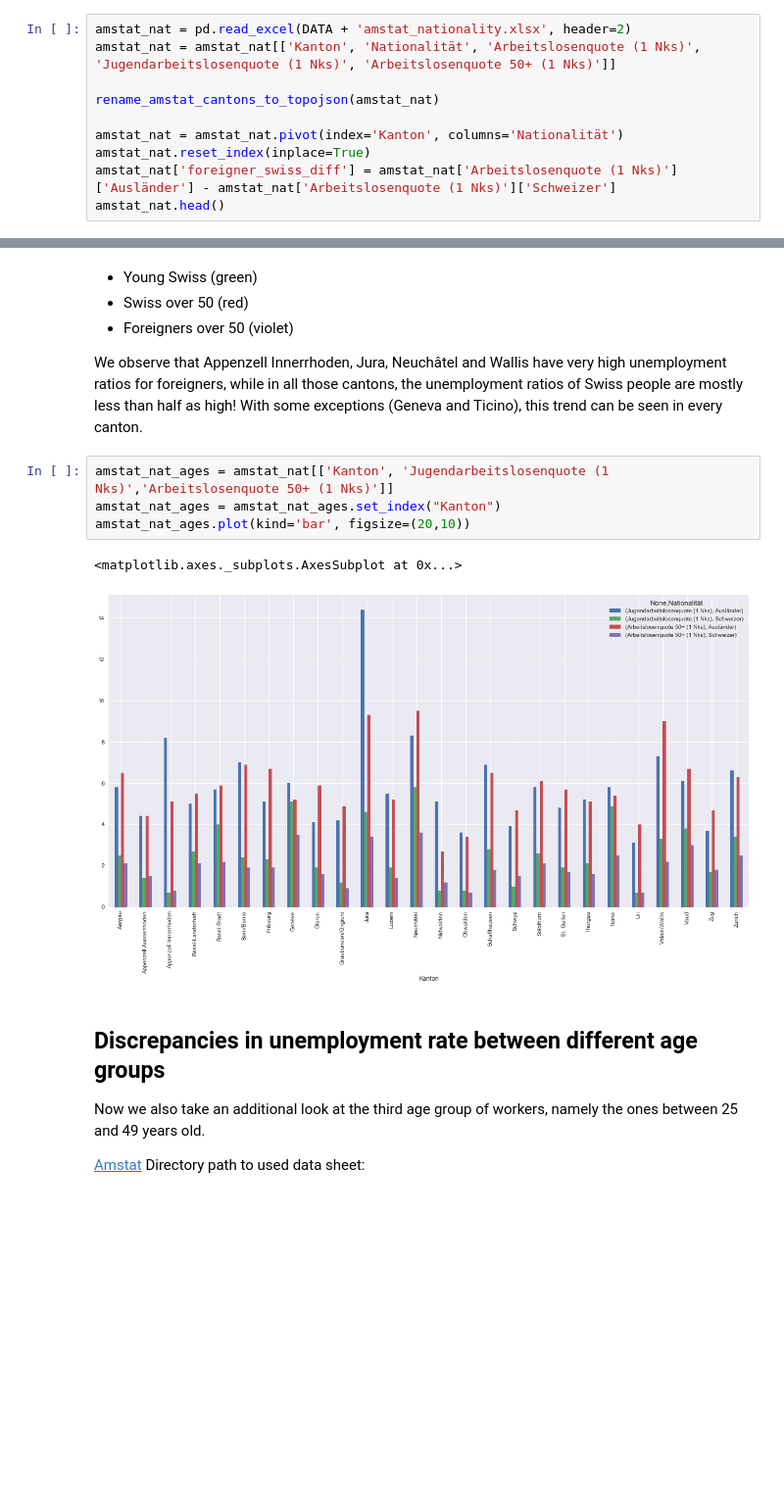
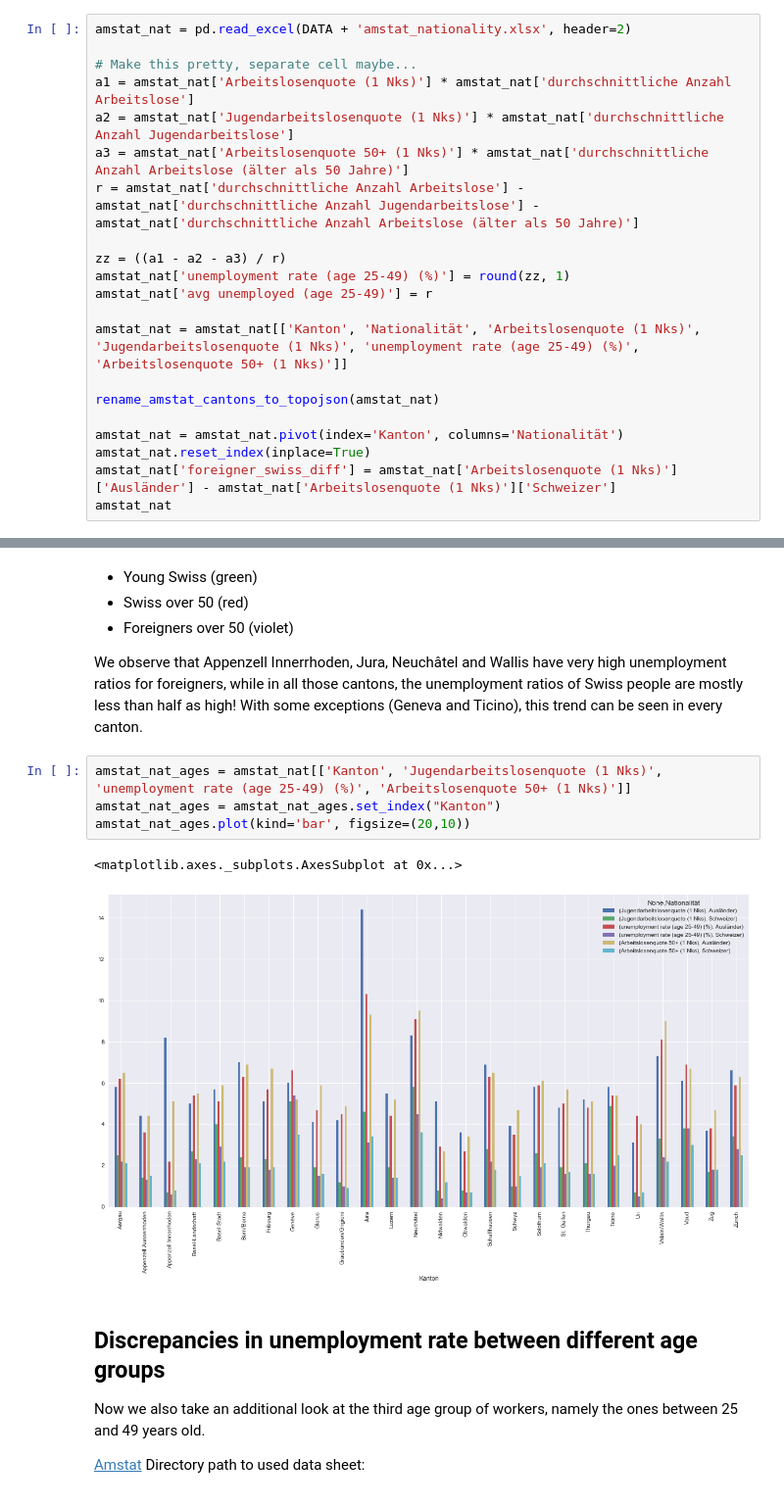
Before and after one commit to roman-bachmann/prayingmantissa, a Jupyter notebook: homework03/notebook.ipynb, the cells around one changed output, grey strips where cells are left out. Shown: that part at 98% size. Drawn from its saved outputs; the diff is of its cells as text; blank space fills up the shorter version.

```diff
--- a/homework03/notebook.ipynb
+++ b/homework03/notebook.ipynb
@@ -414,11 +425,22 @@ To calculate the difference in unemployment ratios, we subtract the swiss unempl
 # %%
 amstat_nat = pd.read_excel(DATA + 'amstat_nationality.xlsx', header=2)
-amstat_nat = amstat_nat[['Kanton', 'Nationalität', 'Arbeitslosenquote (1 Nks)', 'Jugendarbeitslosenquote (1 Nks)', 'Arbeitslosenquote 50+ (1 Nks)']]
+
+# Make this pretty, separate cell maybe...
+a1 = amstat_nat['Arbeitslosenquote (1 Nks)'] * amstat_nat['durchschnittliche Anzahl Arbeitslose']
+a2 = amstat_nat['Jugendarbeitslosenquote (1 Nks)'] * amstat_nat['durchschnittliche Anzahl Jugendarbeitslose']
+a3 = amstat_nat['Arbeitslosenquote 50+ (1 Nks)'] * amstat_nat['durchschnittliche Anzahl Arbeitslose (älter als 50 Jahre)']
+r = amstat_nat['durchschnittliche Anzahl Arbeitslose'] - amstat_nat['durchschnittliche Anzahl Jugendarbeitslose'] - amstat_nat['durchschnittliche Anzahl Arbeitslose (älter als 50 Jahre)']
+
+zz = ((a1 - a2 - a3) / r)
+amstat_nat['unemployment rate (age 25-49) (%)'] = round(zz, 1)
+amstat_nat['avg unemployed (age 25-49)'] = r
+
+amstat_nat = amstat_nat[['Kanton', 'Nationalität', 'Arbeitslosenquote (1 Nks)', 'Jugendarbeitslosenquote (1 Nks)', 'unemployment rate (age 25-49) (%)', 'Arbeitslosenquote 50+ (1 Nks)']]
 
 rename_amstat_cantons_to_topojson(amstat_nat)
 
 amstat_nat = amstat_nat.pivot(index='Kanton', columns='Nationalität')
 amstat_nat.reset_index(inplace=True)
 amstat_nat['foreigner_swiss_diff'] = amstat_nat['Arbeitslosenquote (1 Nks)']['Ausländer'] - amstat_nat['Arbeitslosenquote (1 Nks)']['Schweizer']
-amstat_nat.head()
+amstat_nat
 # %% [output]
@@ -485,12 +548,12 @@ Below, for each canton we display a barplot of the unemployment ratios of 4 diff
 
 We observe that Appenzell Innerrhoden, Jura, Neuchâtel and Wallis have very high unemployment ratios for foreigners, while in all those cantons, the unemployment ratios of Swiss people are mostly less than half as high! With some exceptions (Geneva and Ticino), this trend can be seen in every canton.
 # %%
-amstat_nat_ages = amstat_nat[['Kanton', 'Jugendarbeitslosenquote (1 Nks)','Arbeitslosenquote 50+ (1 Nks)']]
+amstat_nat_ages = amstat_nat[['Kanton', 'Jugendarbeitslosenquote (1 Nks)', 'unemployment rate (age 25-49) (%)', 'Arbeitslosenquote 50+ (1 Nks)']]
 amstat_nat_ages = amstat_nat_ages.set_index("Kanton")
 amstat_nat_ages.plot(kind='bar', figsize=(20,10))
 # %% [output]
 <matplotlib.axes._subplots.AxesSubplot at 0x...>
-[figure, old version]
+[figure, new version]
 # %% [markdown]
 ## Discrepancies in unemployment rate between different age groups
 
```
Also changed, not shown: parts of 7 cells of this notebook, 4 other files.
